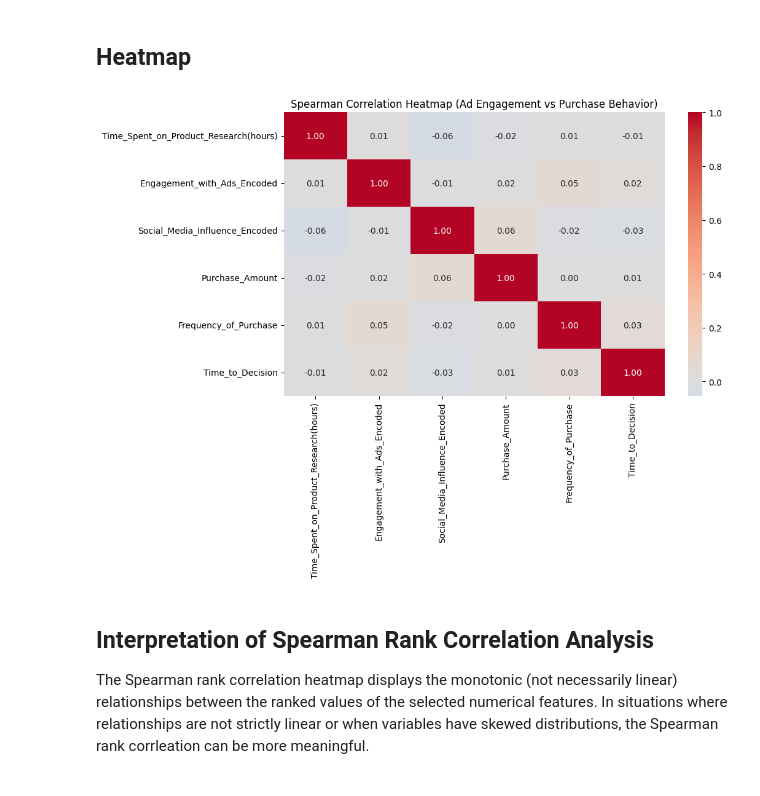
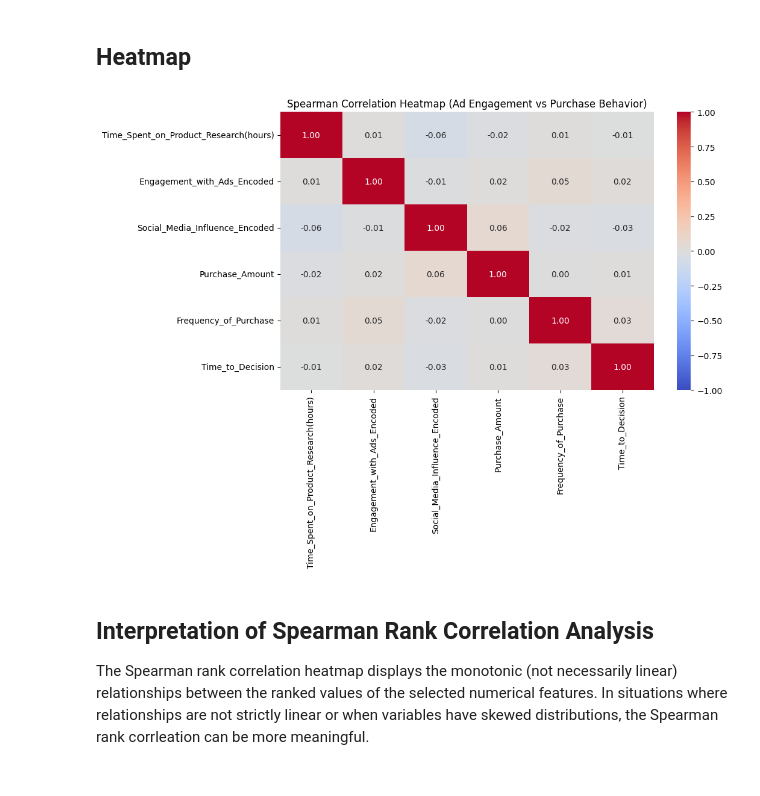
Before and after one commit to cwjng/si671-final-project, a Jupyter notebook: ad_correlation_analysis.ipynb, the cells around one changed output. Cells and saved outputs as stored; diff of their text form; code cells hidden in the pictures.

```diff
--- a/ad_correlation_analysis.ipynb
+++ b/ad_correlation_analysis.ipynb
@@ -253,11 +253,11 @@ Spearman Correlation Matrix
 ## Heatmap
 # %%
 plt.figure(figsize=(10,6))
-sns.heatmap(spearman_df, annot=True, cmap='coolwarm', center=0, fmt=".2f")
+sns.heatmap(spearman_df, annot=True, cmap='coolwarm', center=0, fmt=".2f", vmin=-1, vmax=1)
 plt.title("Spearman Correlation Heatmap (Ad Engagement vs Purchase Behavior)")
 plt.show()
 # %% [output]
-[figure, old version]
+[figure, new version]
 # %% [markdown]
 ## Interpretation of Spearman Rank Correlation Analysis
 
```
Also changed, not shown: parts of 4 cells of this notebook.
